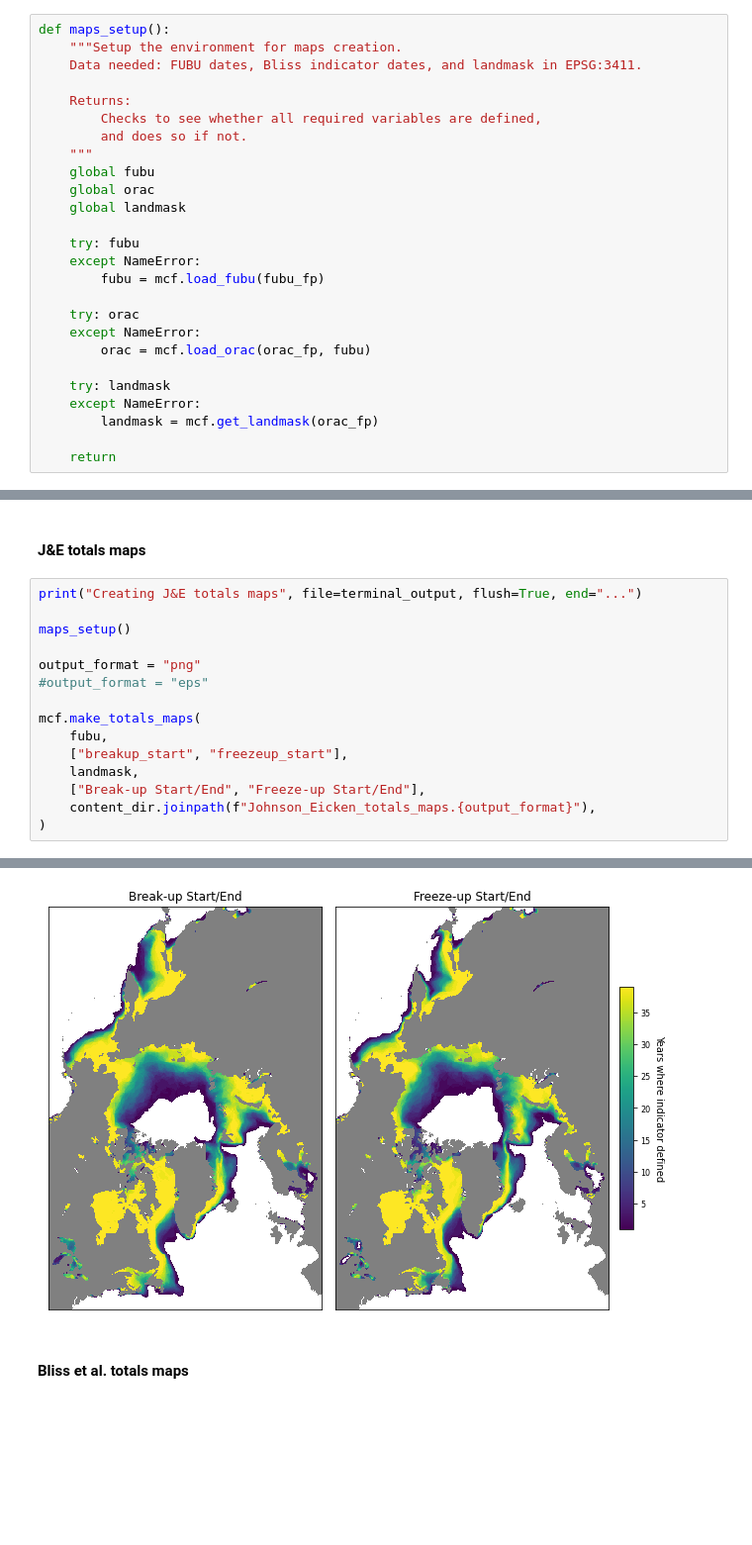
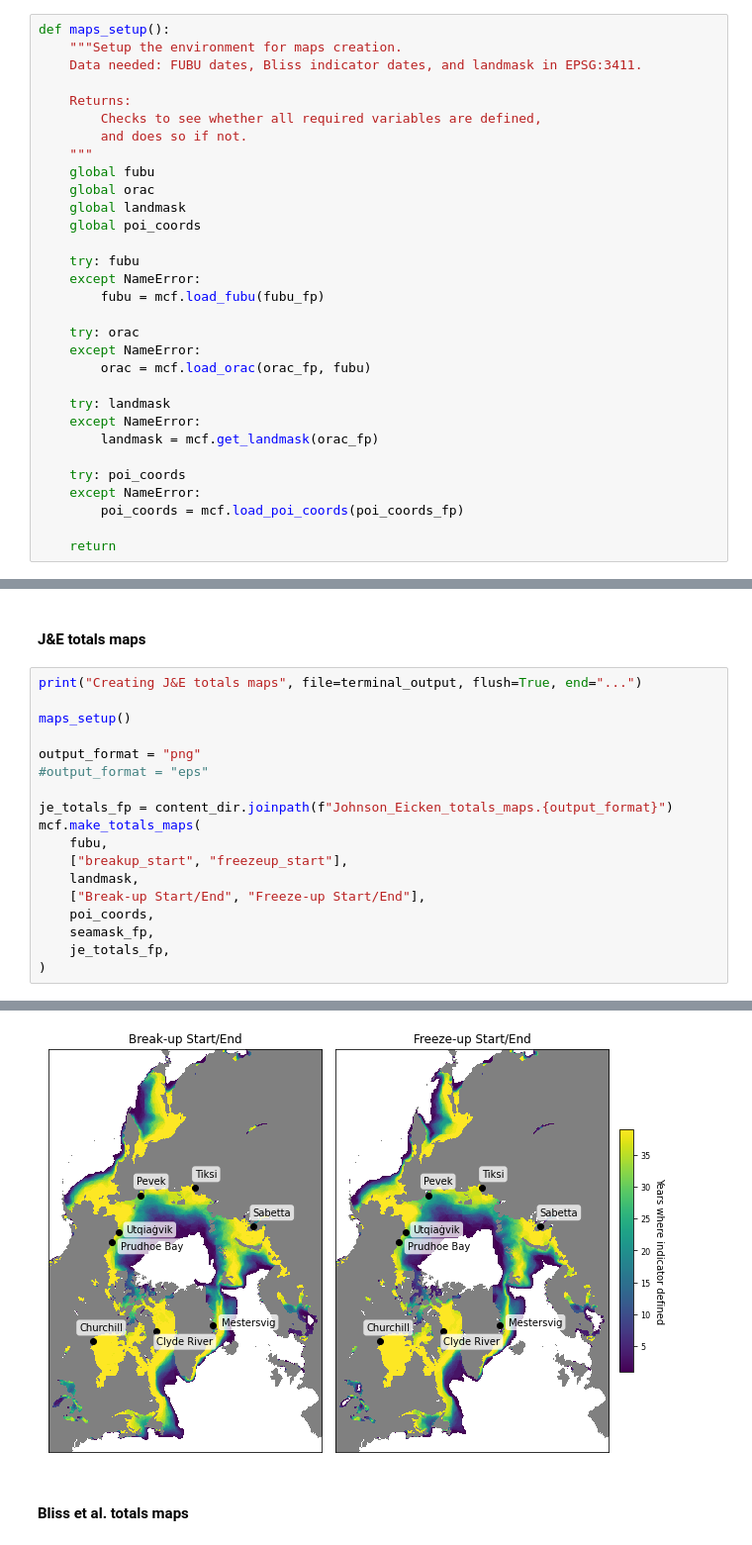
Before and after one commit to ua-snap/seaice_noaa_indicators, a Jupyter notebook: manuscript_content/manuscript_content.ipynb, the cells around one changed output, grey strips where cells are left out. Shown at 99% size. Saved outputs shown, nothing was run; the diff lists cells and outputs as text; blank space fills up the shorter version.

```diff
--- a/manuscript_content/manuscript_content.ipynb
+++ b/manuscript_content/manuscript_content.ipynb
@@ -402,6 +402,7 @@ def maps_setup():
     global fubu
     global orac
     global landmask
+    global poi_coords
 
     try: fubu
     except NameError:
@@ -415,6 +416,10 @@ def maps_setup():
     except NameError:
         landmask = mcf.get_landmask(orac_fp)
 
+    try: poi_coords
+    except NameError:
+        poi_coords = mcf.load_poi_coords(poi_coords_fp)
+
     return
 # %% [markdown]
 ## Definition totals maps
@@ -430,11 +435,14 @@ maps_setup()
 output_format = "png"
 #output_format = "eps"
 
+je_totals_fp = content_dir.joinpath(f"Johnson_Eicken_totals_maps.{output_format}")
 mcf.make_totals_maps(
     fubu,
     ["breakup_start", "freezeup_start"],
     landmask,
     ["Break-up Start/End", "Freeze-up Start/End"],
-    content_dir.joinpath(f"Johnson_Eicken_totals_maps.{output_format}"),
+    poi_coords,
+    seamask_fp,
+    je_totals_fp,
 )
 # %% [output]
@@ -442,4 +450,4 @@ Plot written to /workspace/Shared/Tech_Projects/SeaIce_NOAA_Indicators/final_pro
-[figure, old version]
+[figure, new version]
 # %% [markdown]
 #### Bliss et al. totals maps
 # %%
```
Also changed, not shown: parts of 7 cells of this notebook, 1 other file.
